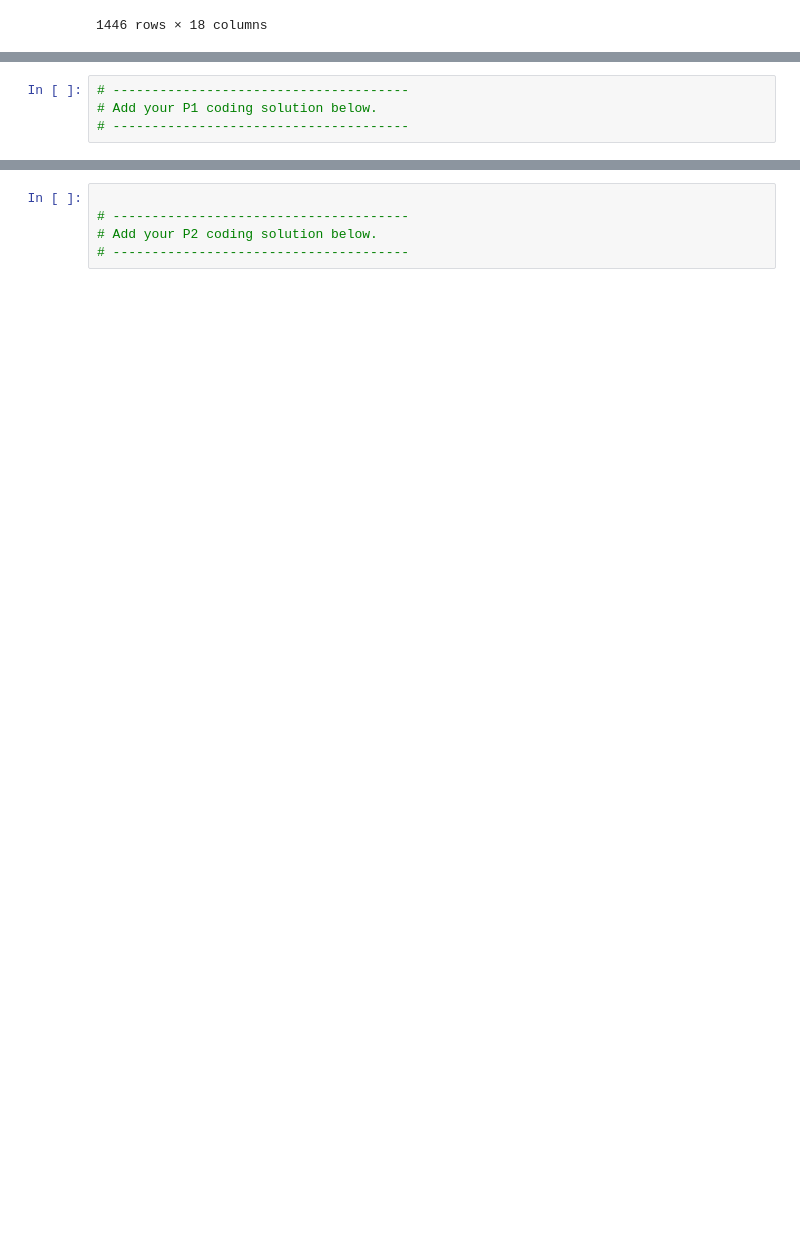
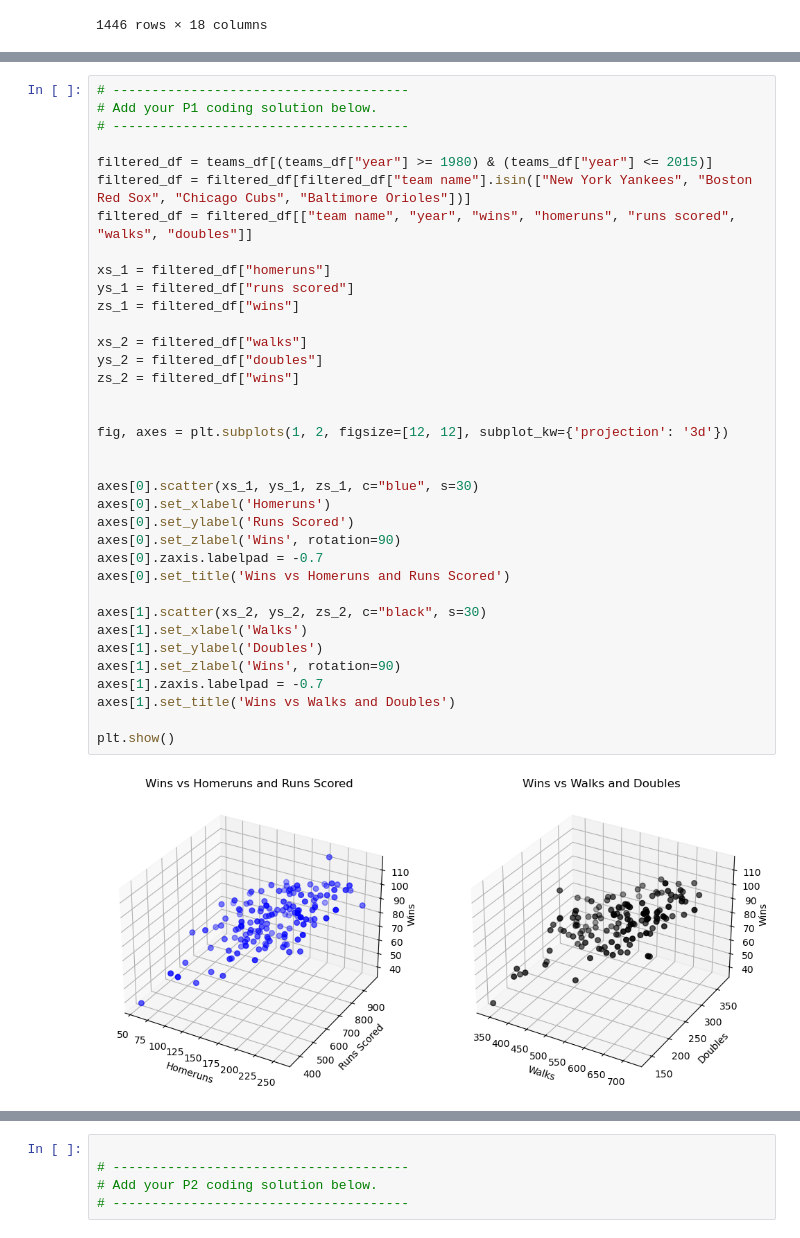
Before and after one commit to chnabi/c562-p1, a Jupyter notebook: P1.ipynb, the cells around one changed output, grey strips where cells are left out. Saved outputs shown, nothing was run; the diff lists cells and outputs as text; blank space fills up the shorter version.

```diff
--- a/P1.ipynb
+++ b/P1.ipynb
@@ -135,10 +135,44 @@ To receive full credit, your new dataframe must generate scatter plots identical
 - The default x-axis, y-axis, and z-axis tick values are used.
 - The scatter plot marker size is 30.
 - The z_label is rotated 90 degrees, and the `zaxis.labelpad` is set to -0.7.
-# %%
-# --------------------------------------
-# Add your P1 coding solution below.
-# --------------------------------------
+# %%
+# --------------------------------------
+# Add your P1 coding solution below.
+# --------------------------------------
+
+filtered_df = teams_df[(teams_df["year"] >= 1980) & (teams_df["year"] <= 2015)]
+filtered_df = filtered_df[filtered_df["team name"].isin(["New York Yankees", "Boston Red Sox", "Chicago Cubs", "Baltimore Orioles"])]
+filtered_df = filtered_df[["team name", "year", "wins", "homeruns", "runs scored", "walks", "doubles"]]
+
+xs_1 = filtered_df["homeruns"]
+ys_1 = filtered_df["runs scored"]
+zs_1 = filtered_df["wins"]
+
+xs_2 = filtered_df["walks"]
+ys_2 = filtered_df["doubles"]
+zs_2 = filtered_df["wins"]
+
+
+fig, axes = plt.subplots(1, 2, figsize=[12, 12], subplot_kw={'projection': '3d'})
+
+
+axes[0].scatter(xs_1, ys_1, zs_1, c="blue", s=30)
+axes[0].set_xlabel('Homeruns')
+axes[0].set_ylabel('Runs Scored')
+axes[0].set_zlabel('Wins', rotation=90)
+axes[0].zaxis.labelpad = -0.7
+axes[0].set_title('Wins vs Homeruns and Runs Scored')
+
+axes[1].scatter(xs_2, ys_2, zs_2, c="black", s=30)
+axes[1].set_xlabel('Walks')
+axes[1].set_ylabel('Doubles')
+axes[1].set_zlabel('Wins', rotation=90)
+axes[1].zaxis.labelpad = -0.7
+axes[1].set_title('Wins vs Walks and Doubles')
+
+plt.show()
+# %% [output]
+[figure, added]
 # %% [markdown]
 ****
 
```
